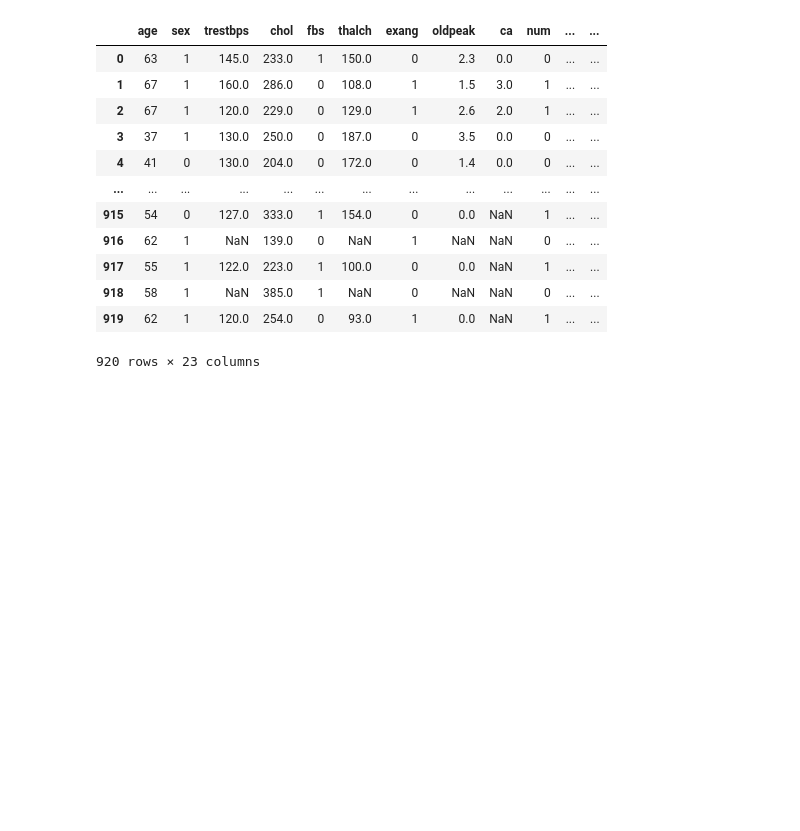
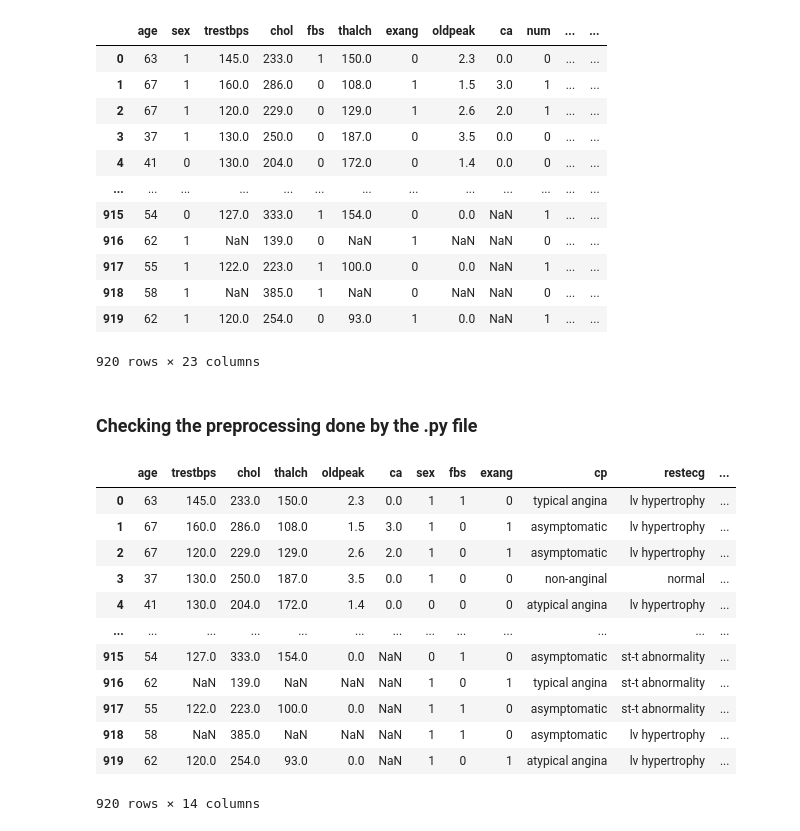
Before and after one commit to Nupur-Patil/ml_projects, a Jupyter notebook: heart_disease_prediction/notebooks/01_eda_and_cleaning.ipynb, the cells around one changed output. Cells and saved outputs as stored; diff of their text form; code cells hidden in the pictures; blank space fills up the shorter version.

```diff
--- a/heart_disease_prediction/notebooks/01_eda_and_cleaning.ipynb
+++ b/heart_disease_prediction/notebooks/01_eda_and_cleaning.ipynb
@@ -491,3 +491,26 @@ df
 | 918 | 58 | 1 | NaN | 385.0 | 1 | NaN | 0 | NaN | NaN | 0 | ... | ... |
 | 919 | 62 | 1 | 120.0 | 254.0 | 0 | 93.0 | 1 | 0.0 | NaN | 1 | ... | ... |
 920 rows × 23 columns
+# %% [markdown]
+### Checking the preprocessing done by the .py file
+# %%
+folder_path = r'C:\\Users\\patil\\Documents\\GitHub\\ml_projects\\heart_disease_prediction\\data\\processed'
+filename = 'processed_data_py.csv'
+full_file_path = os.path.join(folder_path, filename)
+# %%
+df = pd.read_csv(full_file_path)
+df
+# %% [output]
+|  | age | trestbps | chol | thalch | oldpeak | ca | sex | fbs | exang | cp | restecg | ... |
+| 0 | 63 | 145.0 | 233.0 | 150.0 | 2.3 | 0.0 | 1 | 1 | 0 | typical angina | lv hypertrophy | ... |
+| 1 | 67 | 160.0 | 286.0 | 108.0 | 1.5 | 3.0 | 1 | 0 | 1 | asymptomatic | lv hypertrophy | ... |
+| 2 | 67 | 120.0 | 229.0 | 129.0 | 2.6 | 2.0 | 1 | 0 | 1 | asymptomatic | lv hypertrophy | ... |
+| 3 | 37 | 130.0 | 250.0 | 187.0 | 3.5 | 0.0 | 1 | 0 | 0 | non-anginal | normal | ... |
+| 4 | 41 | 130.0 | 204.0 | 172.0 | 1.4 | 0.0 | 0 | 0 | 0 | atypical angina | lv hypertrophy | ... |
+| ... | ... | ... | ... | ... | ... | ... | ... | ... | ... | ... | ... | ... |
+| 915 | 54 | 127.0 | 333.0 | 154.0 | 0.0 | NaN | 0 | 1 | 0 | asymptomatic | st-t abnormality | ... |
+| 916 | 62 | NaN | 139.0 | NaN | NaN | NaN | 1 | 0 | 1 | typical angina | st-t abnormality | ... |
+| 917 | 55 | 122.0 | 223.0 | 100.0 | 0.0 | NaN | 1 | 1 | 0 | asymptomatic | st-t abnormality | ... |
+| 918 | 58 | NaN | 385.0 | NaN | NaN | NaN | 1 | 1 | 0 | asymptomatic | lv hypertrophy | ... |
+| 919 | 62 | 120.0 | 254.0 | 93.0 | 0.0 | NaN | 1 | 0 | 1 | atypical angina | lv hypertrophy | ... |
+920 rows × 14 columns
```
Also changed, not shown: parts of 2 cells of this notebook, 2 other files.
